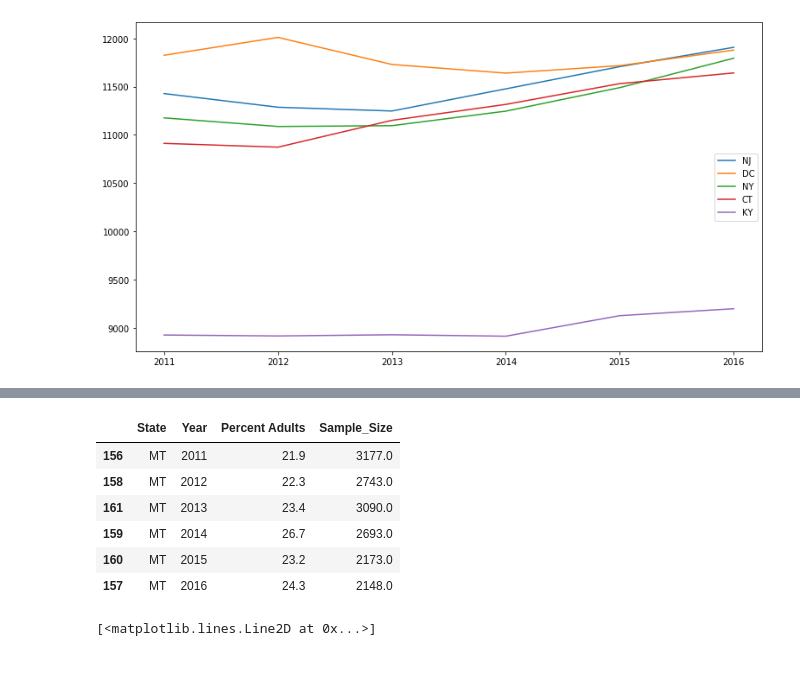
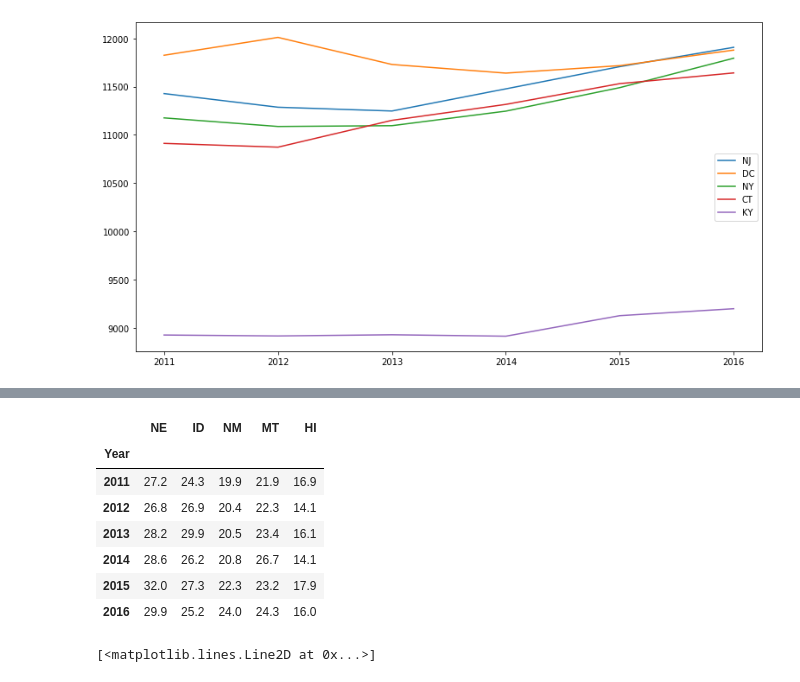
Before and after one commit to Rshn8411/project1, a Jupyter notebook: ObesityVsCost.ipynb, the cells around one changed output, grey strips where cells are left out. Cells and saved outputs as stored; diff of their text form; code cells hidden in the pictures.

```diff
--- a/ObesityVsCost.ipynb
+++ b/ObesityVsCost.ipynb
@@ -61 +100,40 @@ broken_down = obese_data_df.groupby('State')
+# %%
+#Western-most states
+#Better layout for the dataFrame. Easier to plot.
+ne_group_2 = pd.DataFrame(broken_down.get_group("NE"))
+ne_group_2.sort_values(by=['Year'],inplace=True)
+ne_group_2.rename(columns={'Percent Adults':'NE'},inplace=True)
+
+id_group_2 = pd.DataFrame(broken_down.get_group("ID"))
+id_group_2.sort_values(by=['Year'],inplace=True)
+id_group_2.rename(columns={'Percent Adults':'ID'},inplace=True)
+
+nm_group_2 = pd.DataFrame(broken_down.get_group("NM"))
+nm_group_2.sort_values(by=['Year'],inplace=True)
+nm_group_2.rename(columns={'Percent Adults':'NM'},inplace=True)
+
+mt_group_2 = pd.DataFrame(broken_down.get_group("MT"))
+mt_group_2.sort_values(by=['Year'],inplace=True)
+mt_group_2.rename(columns={'Percent Adults':'MT'},inplace=True)
+
+hi_group_2 = pd.DataFrame(broken_down.get_group("HI"))
+hi_group_2.sort_values(by=['Year'],inplace=True)
+hi_group_2.rename(columns={'Percent Adults':'HI'},inplace=True)
+
+merged_w = ne_group_2.merge(id_group_2,on='Year')
+merged_w = merged_w.merge(nm_group_2,on='Year')
+merged_w = merged_w.merge(mt_group_2,on='Year')
+merged_w = merged_w.merge(hi_group_2,on='Year')
+merged_western = merged_w.loc[:,["NE","ID","NM","MT","HI","Year"]]
+merged_western.set_index('Year',inplace=True)
+merged_western #Use this DF for plotting
+# %% [output]
+|  | NE | ID | NM | MT | HI |
+| Year |  |  |  |  |  |
+| 2011 | 27.2 | 24.3 | 19.9 | 21.9 | 16.9 |
+| 2012 | 26.8 | 26.9 | 20.4 | 22.3 | 14.1 |
+| 2013 | 28.2 | 29.9 | 20.5 | 23.4 | 16.1 |
+| 2014 | 28.6 | 26.2 | 20.8 | 26.7 | 14.1 |
+| 2015 | 32.0 | 27.3 | 22.3 | 23.2 | 17.9 |
+| 2016 | 29.9 | 25.2 | 24.0 | 24.3 | 16.0 |
 # %%
@@ -91,11 +173 @@ hi_group.sort_values(by=["Year"], inplace=True)
-# %%
-mt_group
-# %% [output]
-|  | State | Year | Percent Adults | Sample_Size |
-| 156 | MT | 2011 | 21.9 | 3177.0 |
-| 158 | MT | 2012 | 22.3 | 2743.0 |
-| 161 | MT | 2013 | 23.4 | 3090.0 |
-| 159 | MT | 2014 | 26.7 | 2693.0 |
-| 160 | MT | 2015 | 23.2 | 2173.0 |
-| 157 | MT | 2016 | 24.3 | 2148.0 |
 # %%
```
Also changed, not shown: parts of 5 cells of this notebook, 1 other file.
